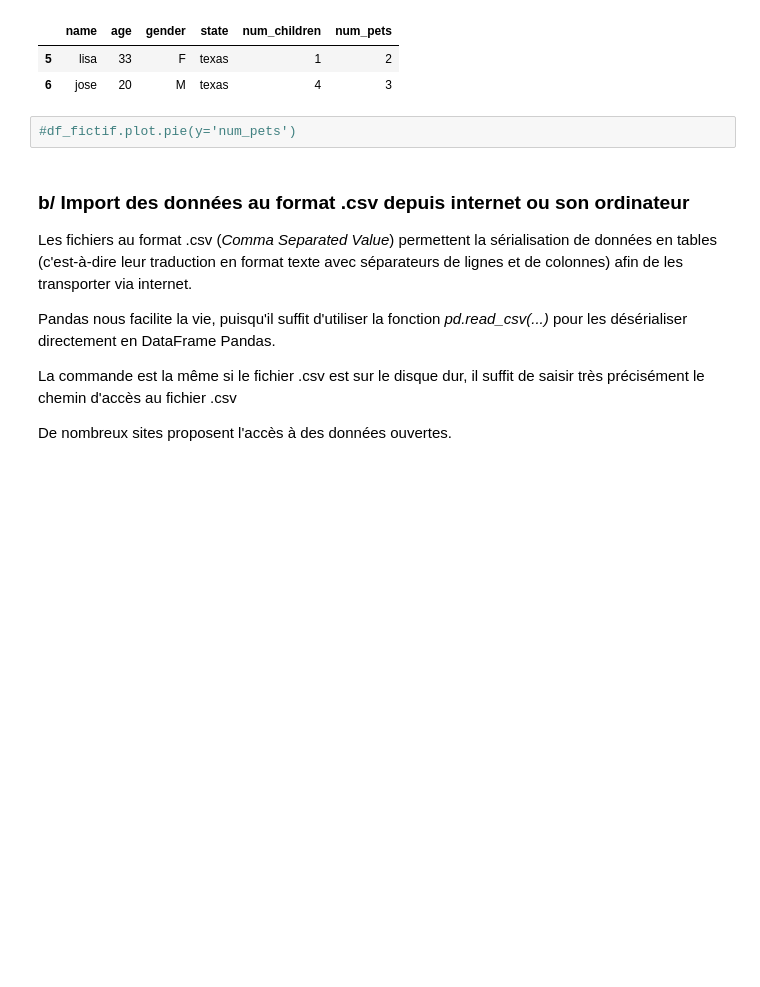
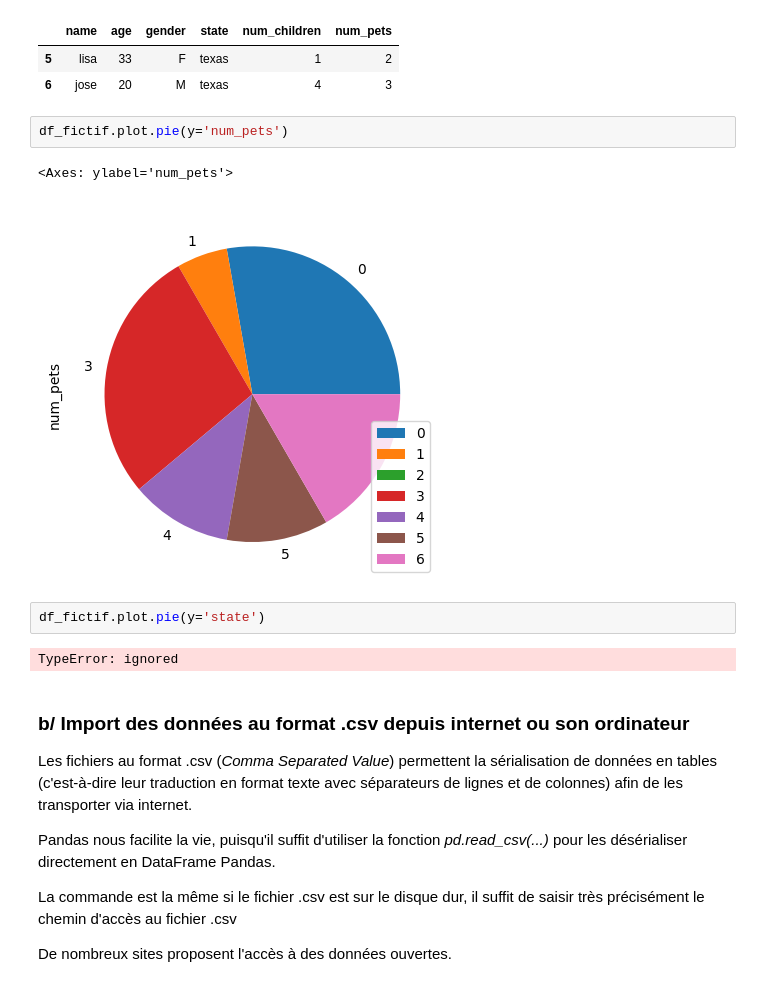
Before and after one commit to othoni-hub/NSI, a Jupyter notebook: M1_NSI_Pandas_et_Matplotlib.ipynb, the cells around one changed output. Cells and saved outputs as stored; diff of their text form; blank space fills up the shorter version.

```diff
--- a/M1_NSI_Pandas_et_Matplotlib.ipynb
+++ b/M1_NSI_Pandas_et_Matplotlib.ipynb
@@ -98,7 +98,14 @@ df_fictif.tail(2)
 | 5 | lisa | 33 | F | texas | 1 | 2 |
 | 6 | jose | 20 | M | texas | 4 | 3 |
 # %%
-#df_fictif.plot.pie(y='num_pets')
+df_fictif.plot.pie(y='num_pets')
+# %% [output]
+<Axes: ylabel='num_pets'>
+[figure, added]
+# %%
+df_fictif.plot.pie(y='state')
+# %% [output]
+TypeError: ignored
 # %% [markdown]
 ### **b/ Import des données au format .csv depuis internet ou son ordinateur**
 
```
Also changed, not shown: parts of 57 cells of this notebook.
